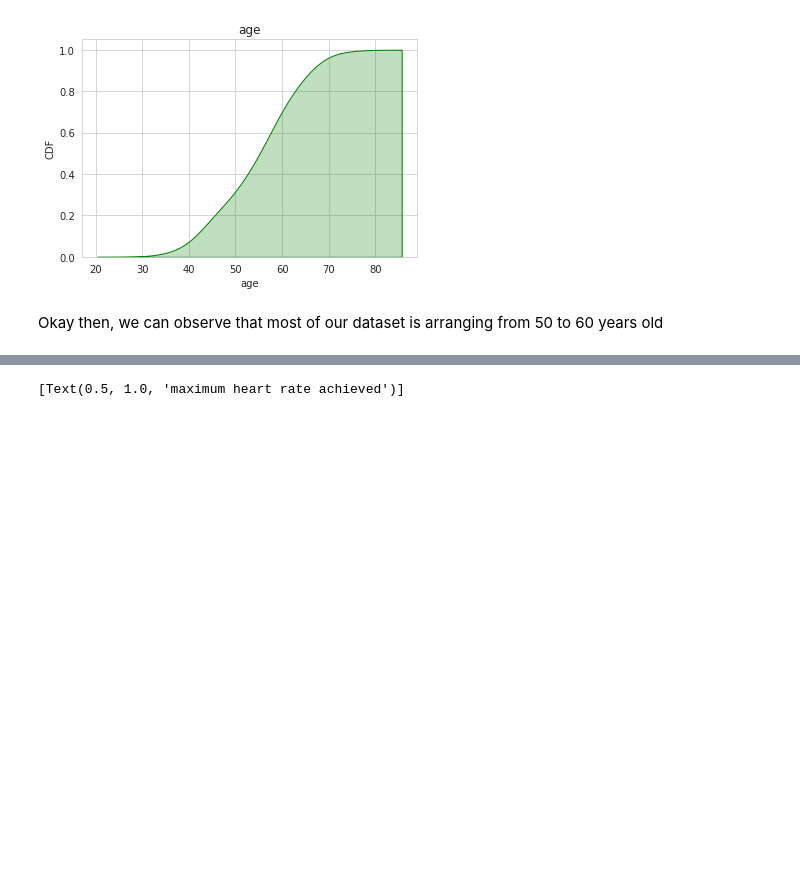
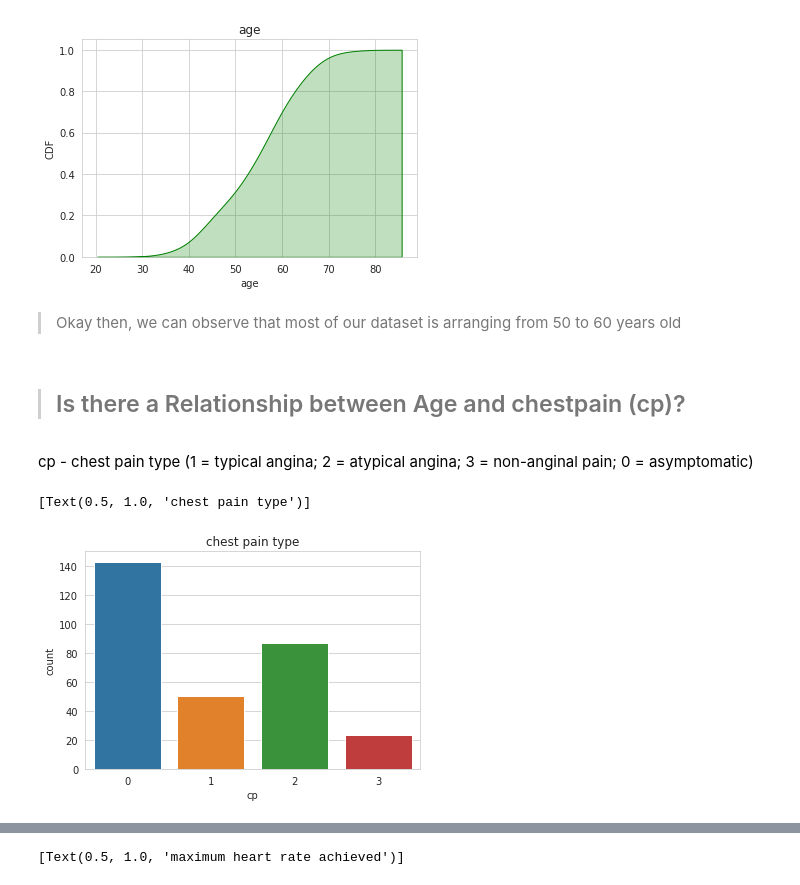
Before and after one commit to MariamZayed/Exploratory-Data-Analysis-EDA, a Jupyter notebook: EDA-Heart-Attack.ipynb, the cells around one changed output, grey strips where cells are left out. Saved outputs shown, nothing was run; the diff lists cells and outputs as text; code cells hidden in the pictures; blank space fills up the shorter version.

```diff
--- a/EDA-Heart-Attack.ipynb
+++ b/EDA-Heart-Attack.ipynb
@@ -317,4 +181,13 @@ plt.show()
 # %% [output]
 [figure]
 # %% [markdown]
-Okay then, we can observe that most of our dataset is arranging from 50 to 60 years old
+>Okay then, we can observe that most of our dataset is arranging from 50 to 60 years old
+# %% [markdown]
+> ## Is there a Relationship between Age and chestpain (cp)?
+# %% [markdown]
+cp - chest pain type (1 = typical angina; 2 = atypical angina; 3 = non-anginal pain; 0 = asymptomatic)
+# %%
+sns.countplot(x='cp', data=df).set(title="chest pain type")
+# %% [output]
+[Text(0.5, 1.0, 'chest pain type')]
+[figure, added]
```
Also changed, not shown: parts of 40 cells of this notebook.
